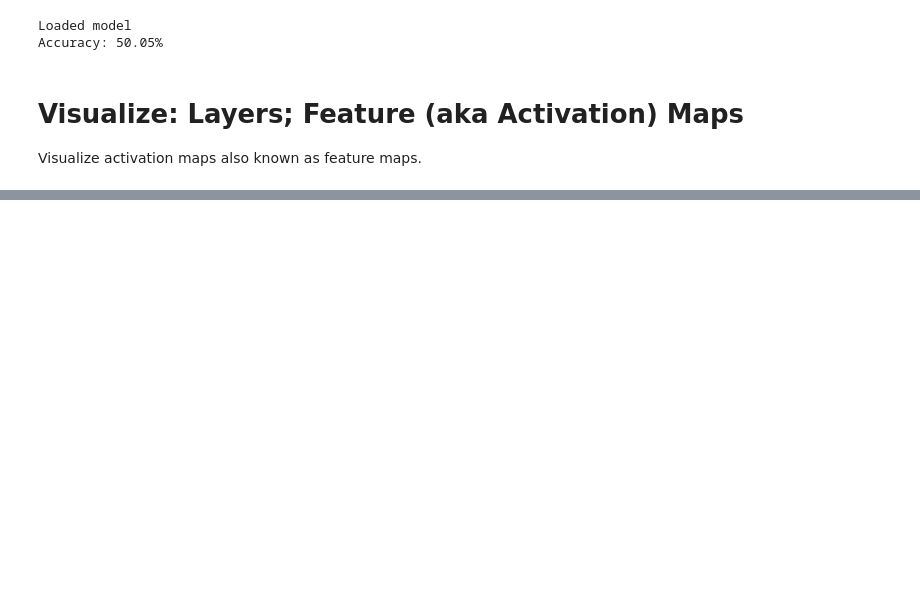
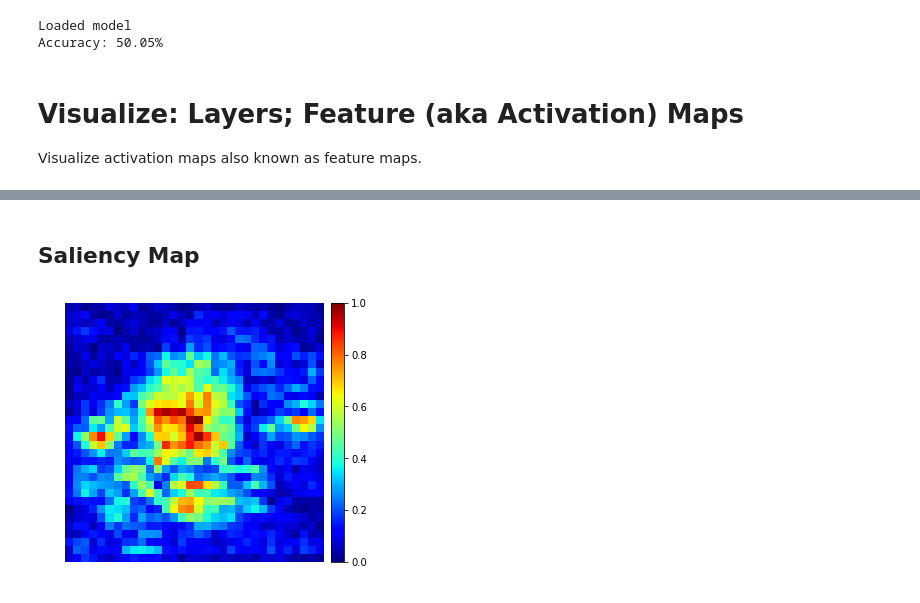
Before and after one commit to cannin/docker-jupyter-keras-tensorflow-tools, a Jupyter notebook: test_scripts/cifar-10_cnn.ipynb, the cells around one changed output, grey strips where cells are left out. Saved outputs shown, nothing was run; the diff lists cells and outputs as text; code cells hidden in the pictures; blank space fills up the shorter version.

```diff
--- a/test_scripts/cifar-10_cnn.ipynb
+++ b/test_scripts/cifar-10_cnn.ipynb
@@ -255,0 +375,3 @@ plt.imshow(image[0])
+# %%
+activation_layer = 'dense_2'
+saliency = compile_saliency_function(model, activation_layer)
@@ -255,0 +391,9 @@ plt.imshow(image[0])
+# %%
+t1 = np.abs(tmp)
+t2 = np.amax(t1, axis=2)
+
+x = t2
+xmax, xmin = x.max(), x.min()
+x = (x - xmin)/(xmax - xmin)
+
+normalized = x
@@ -255,0 +407,20 @@ plt.imshow(image[0])
+# %% [markdown]
+## Saliency Map
+# %%
+img = normalized
+
+fig = plt.figure(figsize=(5, 5))
+
+ax = fig.add_subplot(1, 1, 1)
+
+im = ax.imshow(img, interpolation='none', cmap="jet")
+
+divider = make_axes_locatable(ax)
+cax = divider.append_axes("right", size="5%", pad=0.1)
+plt.colorbar(im, cax=cax)
+
+ax.axis('off')
+
+plt.show()
+# %% [output]
+[figure, added]
```
Also changed, not shown: parts of 53 cells of this notebook, 6 other files.
